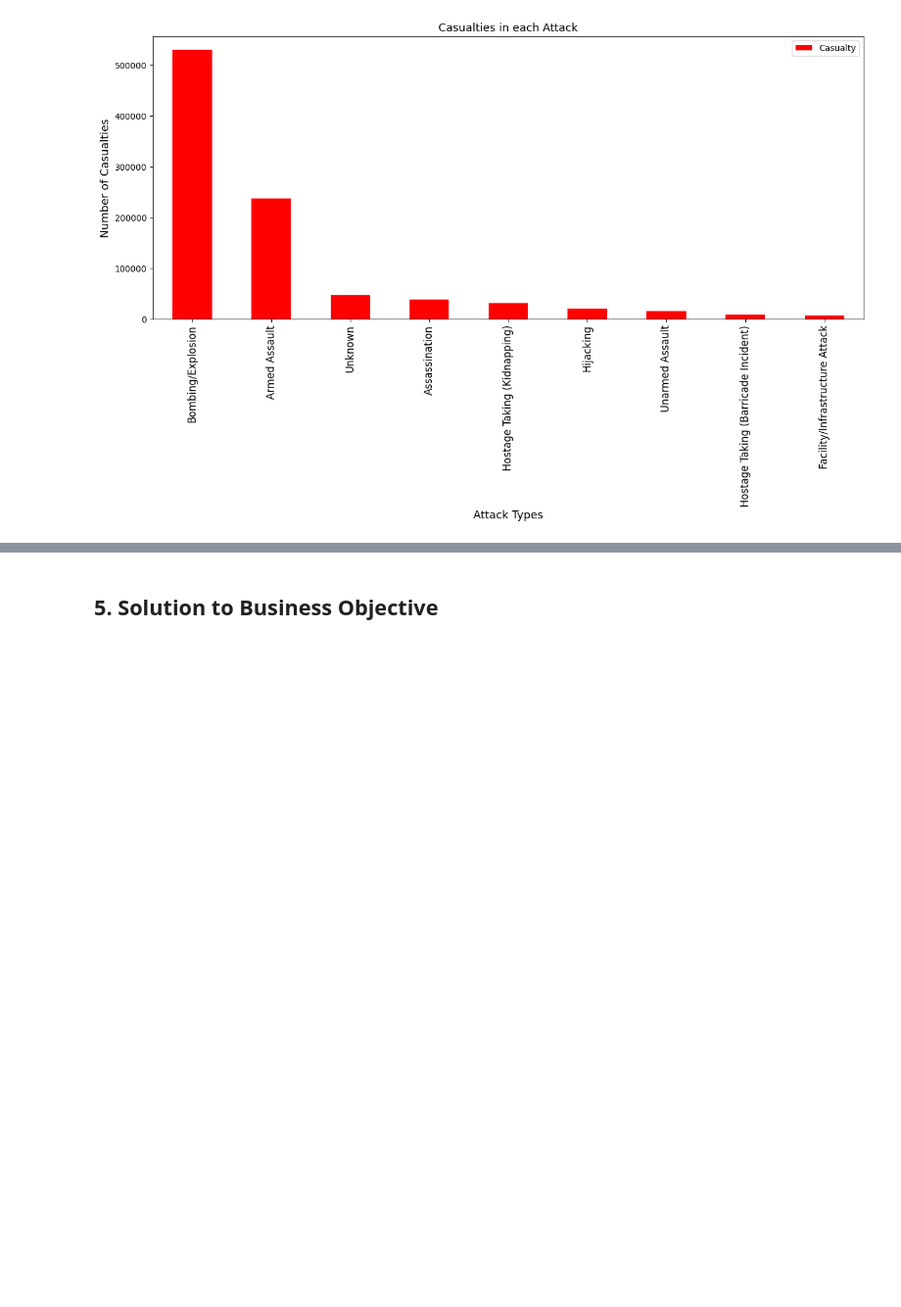
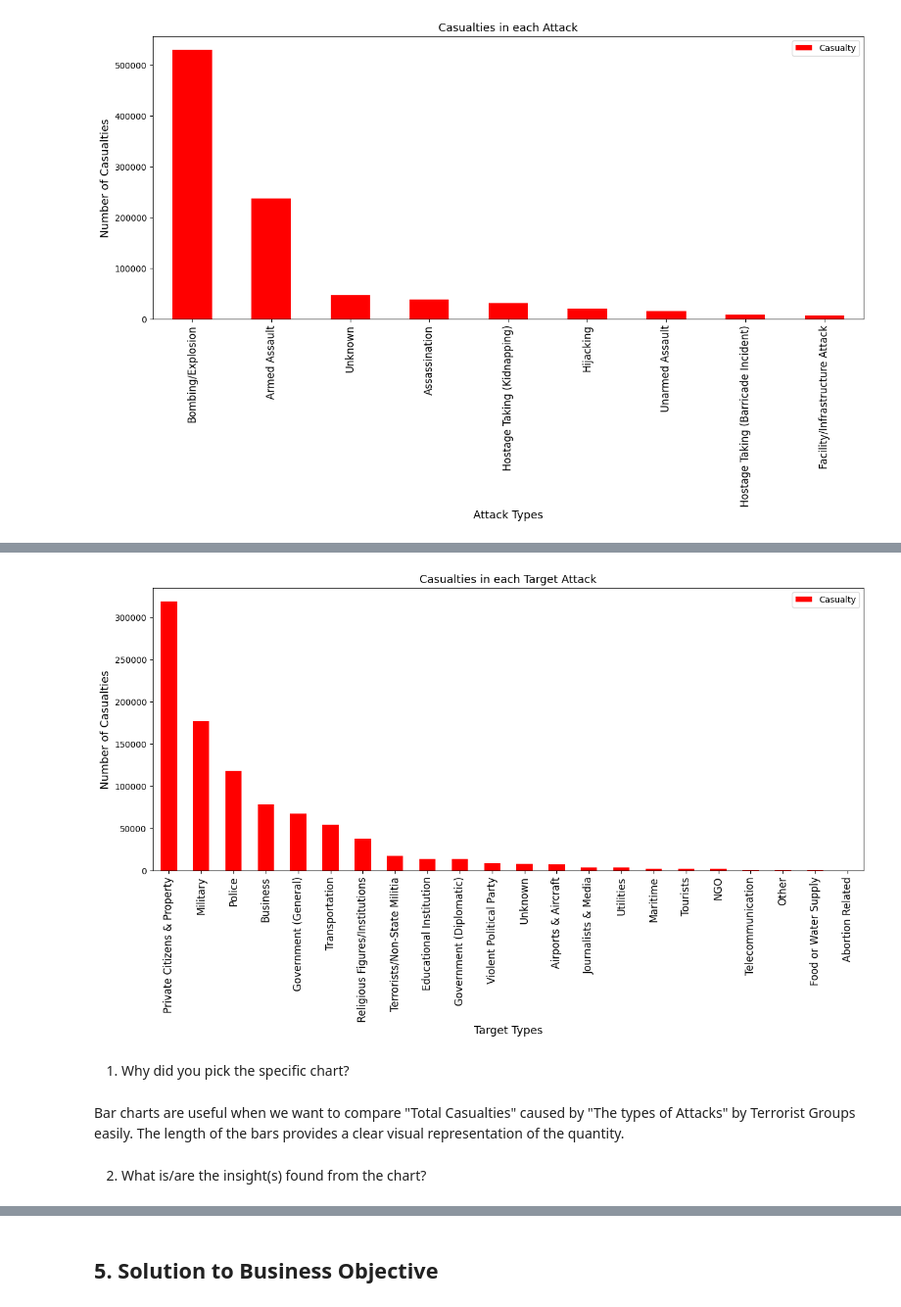
Before and after one commit to Amrit007-droid/Global-Terrorism-Dataset-EDA-, a Jupyter notebook: Global_Terrorism_Dataset_EDA_submission_.ipynb, the cells around one changed output, grey strips where cells are left out. Shown at 98% size. Drawn from its saved outputs; the diff is of its cells as text; code cells hidden in the pictures; blank space fills up the shorter version.

```diff
--- a/Global_Terrorism_Dataset_EDA_submission_.ipynb
+++ b/Global_Terrorism_Dataset_EDA_submission_.ipynb
@@ -1477,0 +1607,3 @@ plt.show()
+# %%
+tc=df[["Target Type","Casualty"]].groupby("Target Type").sum().sort_values(by="Casualty",ascending=False)
+tc
@@ -1477,0 +1629,16 @@ plt.show()
+# %%
+# Chart - 22 Visualization code
+tc.plot(kind="bar",color="red",figsize=(15,6))
+plt.title("Casualties in each Target Attack",fontsize=13)
+plt.xlabel("Target Types",fontsize=13)
+plt.xticks(fontsize=12)
+plt.ylabel("Number of Casualties",fontsize=13)
+plt.show()
+# %% [output]
+[figure, added]
+# %% [markdown]
+1. Why did you pick the specific chart?
+# %% [markdown]
+Bar charts are useful when we want to compare "Total Casualties" caused by  "The types of Attacks" by Terrorist Groups easily. The length of the bars provides a clear visual representation of the quantity.
+# %% [markdown]
+2. What is/are the insight(s) found from the chart?
```
Also changed, not shown: parts of 54 cells of this notebook.
